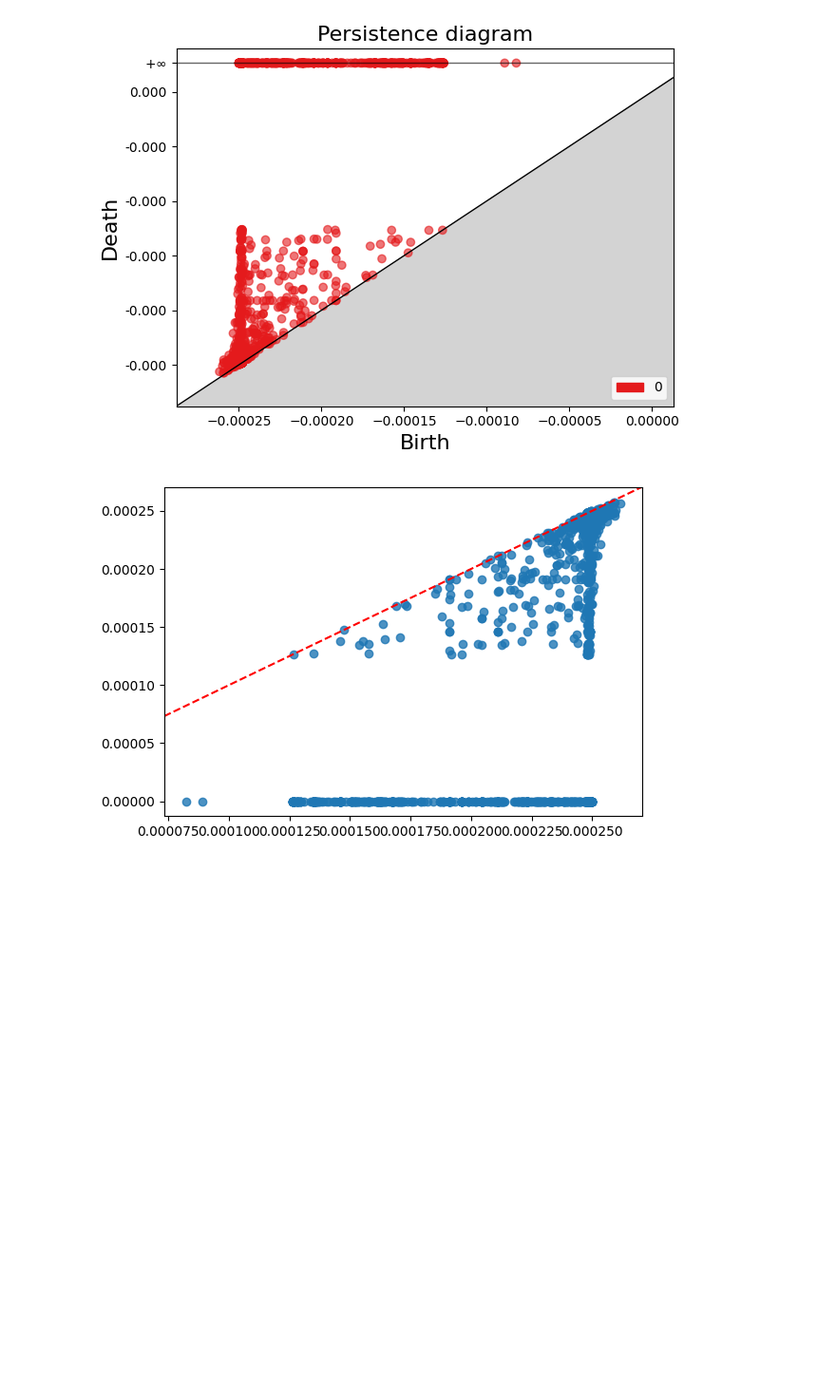
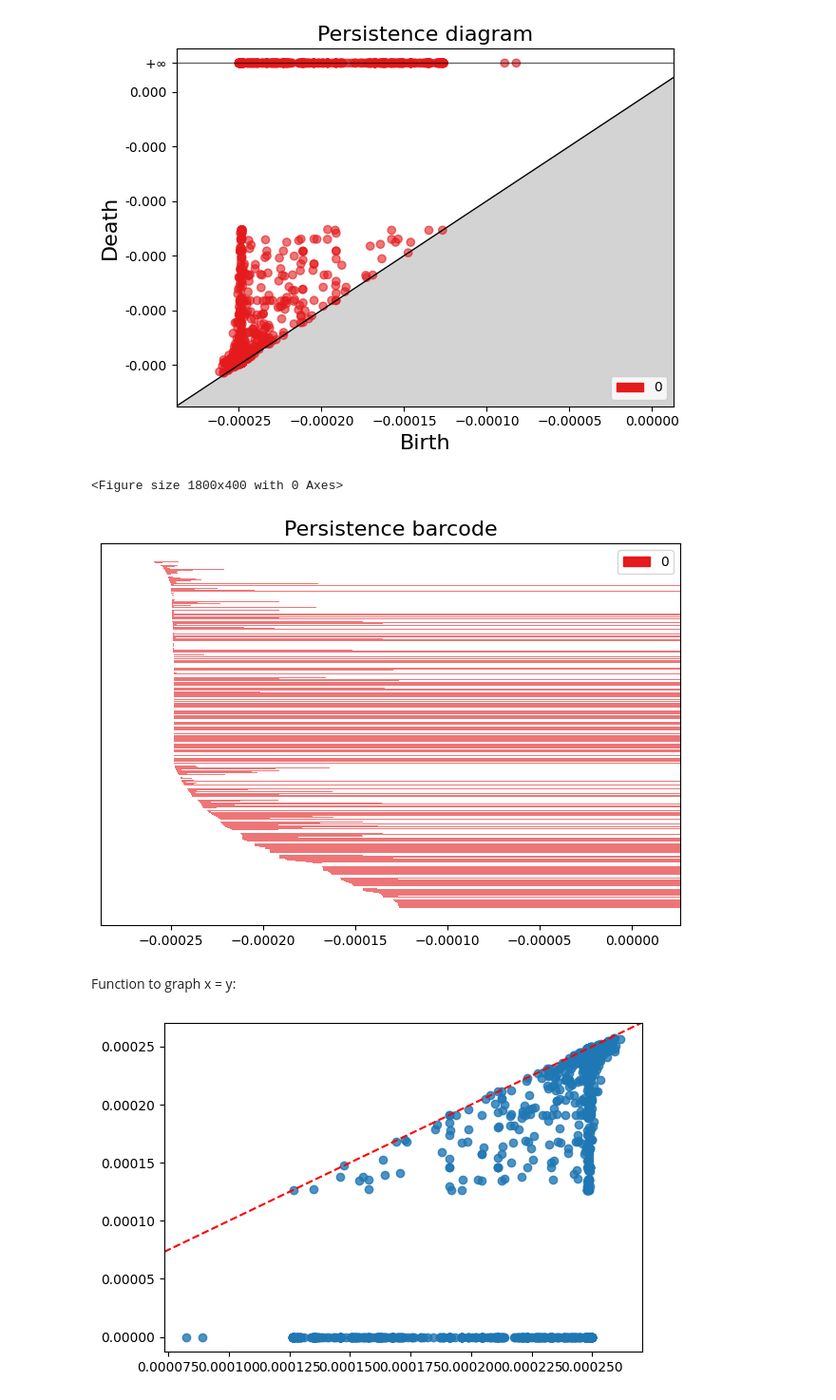
Before and after one commit to jormundur00/ToMAToAlgorithm, a Jupyter notebook: ImageSegmentation.ipynb, the cells around one changed output. Shown at 95% size. Drawn from its saved outputs; the diff is of its cells as text; code cells hidden in the pictures; blank space fills up the shorter version.

```diff
--- a/ImageSegmentation.ipynb
+++ b/ImageSegmentation.ipynb
@@ -231,6 +236,15 @@ ModuleNotFoundError: No module named 'matplotlib'.
   warnings.warn(f"This function is not available.\nModuleNotFoundError: No module named '{import_error.name}'.")
 <Figure size 1800x400 with 0 Axes>
 [figure]
+# %%
+plt.figure(figsize=(18, 4))
+fig = gds.GridSpec(1, 1)
+gd.plot_persistence_barcode(res)
+plt.tight_layout()
+plt.show()
+# %% [output]
+<Figure size 1800x400 with 0 Axes>
+[figure, added]
 # %%
 def add_identity(axes, *line_args, **line_kwargs):
     identity, = axes.plot([], [], *line_args, **line_kwargs)
@@ -244,6 +258,8 @@ def add_identity(axes, *line_args, **line_kwargs):
     axes.callbacks.connect('xlim_changed', callback)
     axes.callbacks.connect('ylim_changed', callback)
     return axes
+# %% [markdown]
+Function to graph x = y:
 # %%
 lifecycle_mod = [(-elem[0], 0) if elem[1]==np.inf else (-elem[0], -elem[1]) for elem in lifecycle]
 fig, ax = plt.subplots(figsize=(6, 4))
```
Also changed, not shown: parts of 21 cells of this notebook.
